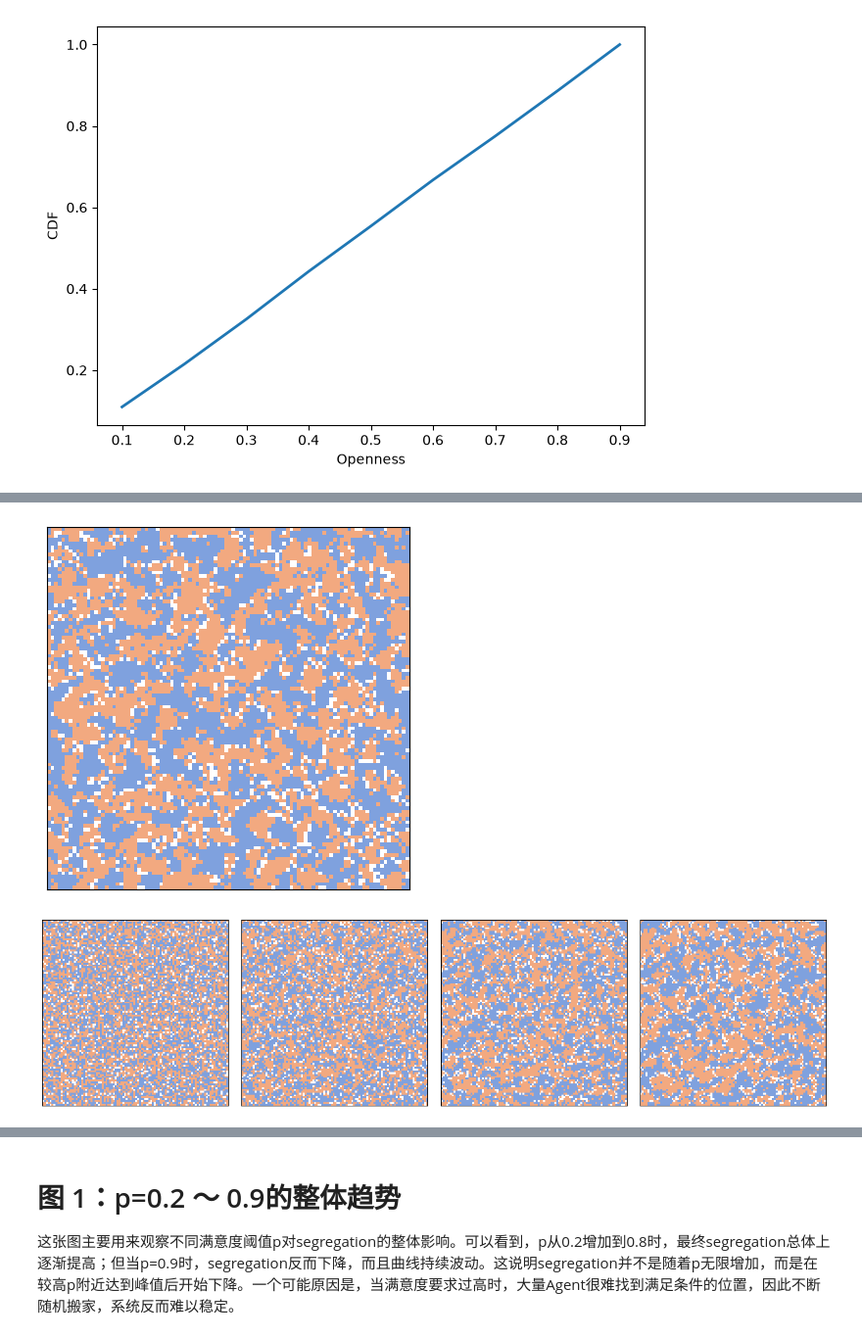
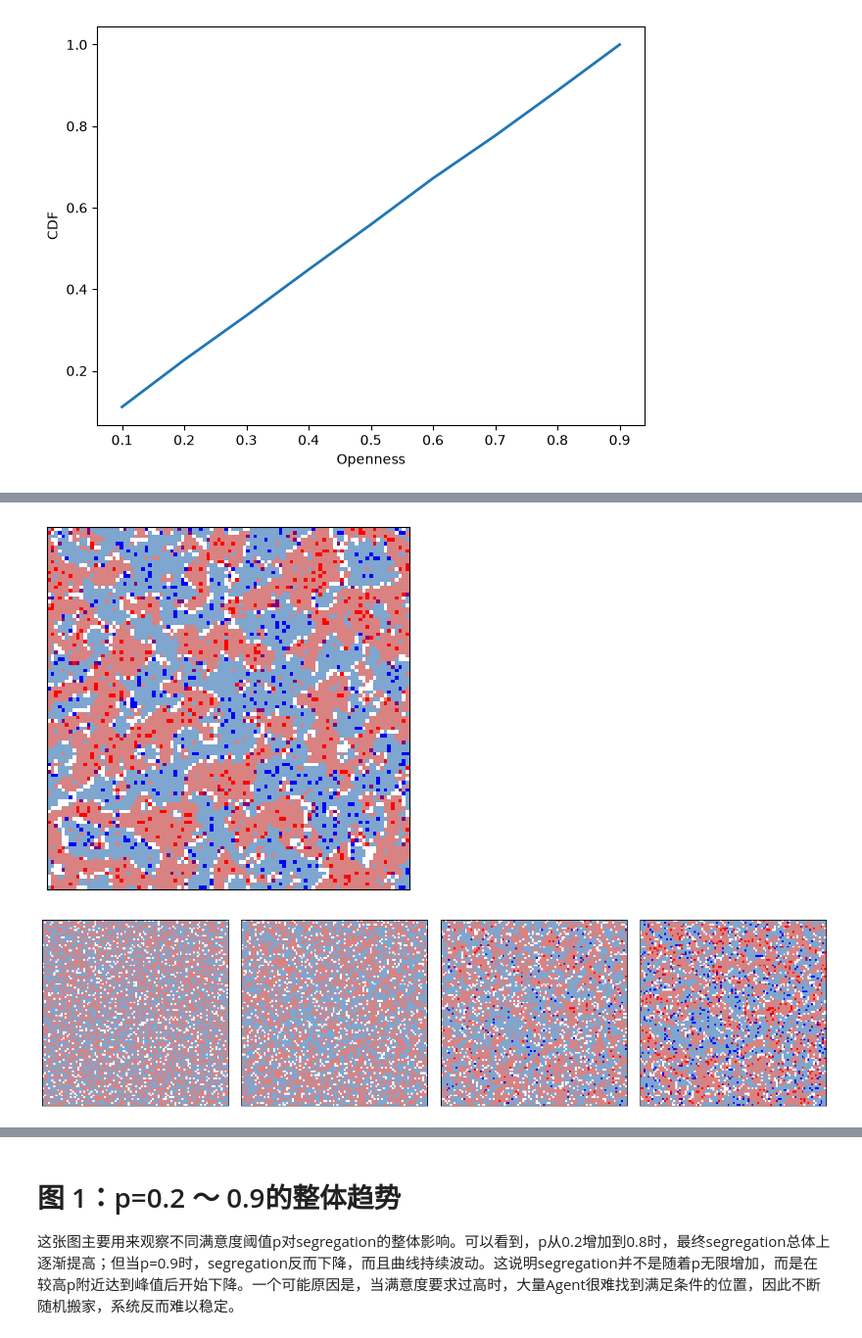
Before and after one commit to DONG-BO-Eric/CITS4403-Project, a Jupyter notebook: code/project.ipynb, the cells around one changed output, grey strips where cells are left out. Shown at 98% size. Saved outputs shown, nothing was run; the diff lists cells and outputs as text; code cells hidden in the pictures.

```diff
--- a/code/project.ipynb
+++ b/code/project.ipynb
@@ -18,3 +25,14 @@ cmap = LinearSegmentedColormap.from_list('cmap', colors)
+# %%
+colors = [
+    "white",  # 0 空房：白
+    "#D98282",  # 1 A：柔和的红
+    "#7EA6CF",  # 2 B：柔和的蓝
+    "red",  # 3 AA：深红
+    "blue",  # 4 BB：深蓝
+    "purple",  # 5 AB：更明显的紫色
+]
+
+cmap = ListedColormap(colors)
 # %% [markdown]
 #考虑到后面还需要结婚搬家之类的，参考一下老师的sugar模型，地图（房子）和agent单独做一个class
 # %%
@@ -507,11 +789,11 @@ grid.draw()
 # %%
-grid = Schelling(n=100, p=0.76)
-grid.animate(frames=10, interval=0.1) #animate这个function里面有step会自己跳动
+grid = Schelling(n=100, p=0.76, m=0.1)
+grid.animate(frames=100, interval=0.2) #animate这个function里面有step会自己跳动
 # %% [output]
-[figure, old version]
+[figure, new version]
 # %%
-grid = Schelling(n=100, p=0.76)
+grid = Schelling(n=100, p=0.76, m=0.1)
 # three_frame(grid, [0, 2, 8]) #step0,0+2,0+2+8
 number_frame(grid,[0,2,3,5],4)
 # %% [output]
-[figure, old version]
+[figure, new version]
```
Also changed, not shown: parts of 15 cells of this notebook.
